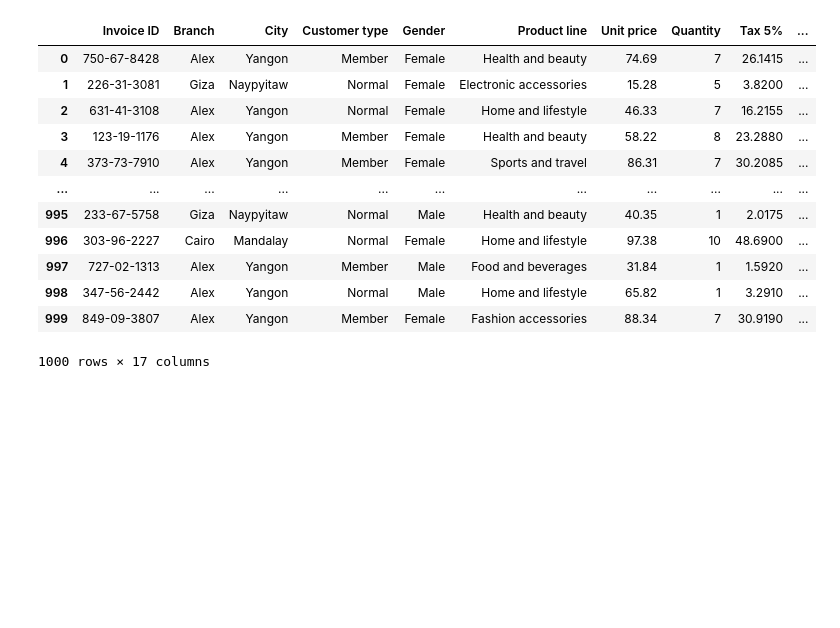
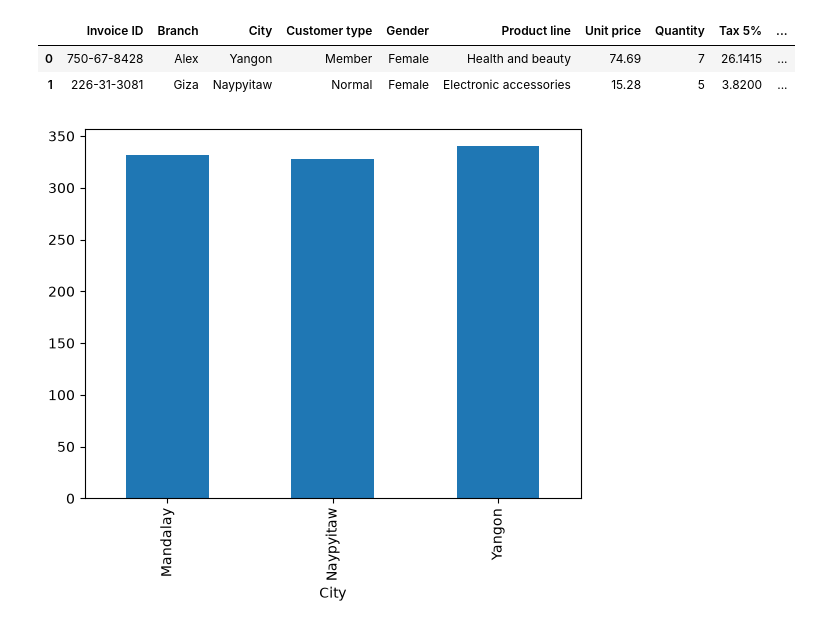
Before and after one commit to vaibhavarora1205/Data-Visualization, a Jupyter notebook: Python/Practice/super_market_set/visualization.ipynb, the cells around one changed output. Drawn from its saved outputs; the diff is of its cells as text; code cells hidden in the pictures; blank space fills up the shorter version.

```diff
--- a/Python/Practice/super_market_set/visualization.ipynb
+++ b/Python/Practice/super_market_set/visualization.ipynb
@@ -5,18 +5,13 @@ import matplotlib.pyplot as plt
 import seaborn as sns
 # %%
 df=pd.read_csv('SuperMarketAnalysis.csv')
-df
+df.head(2)
 # %% [output]
 |  | Invoice ID | Branch | City | Customer type | Gender | Product line | Unit price | Quantity | Tax 5% | ... |
 | 0 | 750-67-8428 | Alex | Yangon | Member | Female | Health and beauty | 74.69 | 7 | 26.1415 | ... |
 | 1 | 226-31-3081 | Giza | Naypyitaw | Normal | Female | Electronic accessories | 15.28 | 5 | 3.8200 | ... |
-| 2 | 631-41-3108 | Alex | Yangon | Normal | Female | Home and lifestyle | 46.33 | 7 | 16.2155 | ... |
-| 3 | 123-19-1176 | Alex | Yangon | Member | Female | Health and beauty | 58.22 | 8 | 23.2880 | ... |
-| 4 | 373-73-7910 | Alex | Yangon | Member | Female | Sports and travel | 86.31 | 7 | 30.2085 | ... |
-| ... | ... | ... | ... | ... | ... | ... | ... | ... | ... | ... |
-| 995 | 233-67-5758 | Giza | Naypyitaw | Normal | Male | Health and beauty | 40.35 | 1 | 2.0175 | ... |
-| 996 | 303-96-2227 | Cairo | Mandalay | Normal | Female | Home and lifestyle | 97.38 | 10 | 48.6900 | ... |
-| 997 | 727-02-1313 | Alex | Yangon | Member | Male | Food and beverages | 31.84 | 1 | 1.5920 | ... |
-| 998 | 347-56-2442 | Alex | Yangon | Normal | Male | Home and lifestyle | 65.82 | 1 | 3.2910 | ... |
-| 999 | 849-09-3807 | Alex | Yangon | Member | Female | Fashion accessories | 88.34 | 7 | 30.9190 | ... |
-1000 rows × 17 columns
+# %%
+df.groupby('City').size().plot(kind='bar')
+plt.show()
+# %% [output]
+[figure, added]
```
Also changed, not shown: parts of 13 cells of this notebook.
